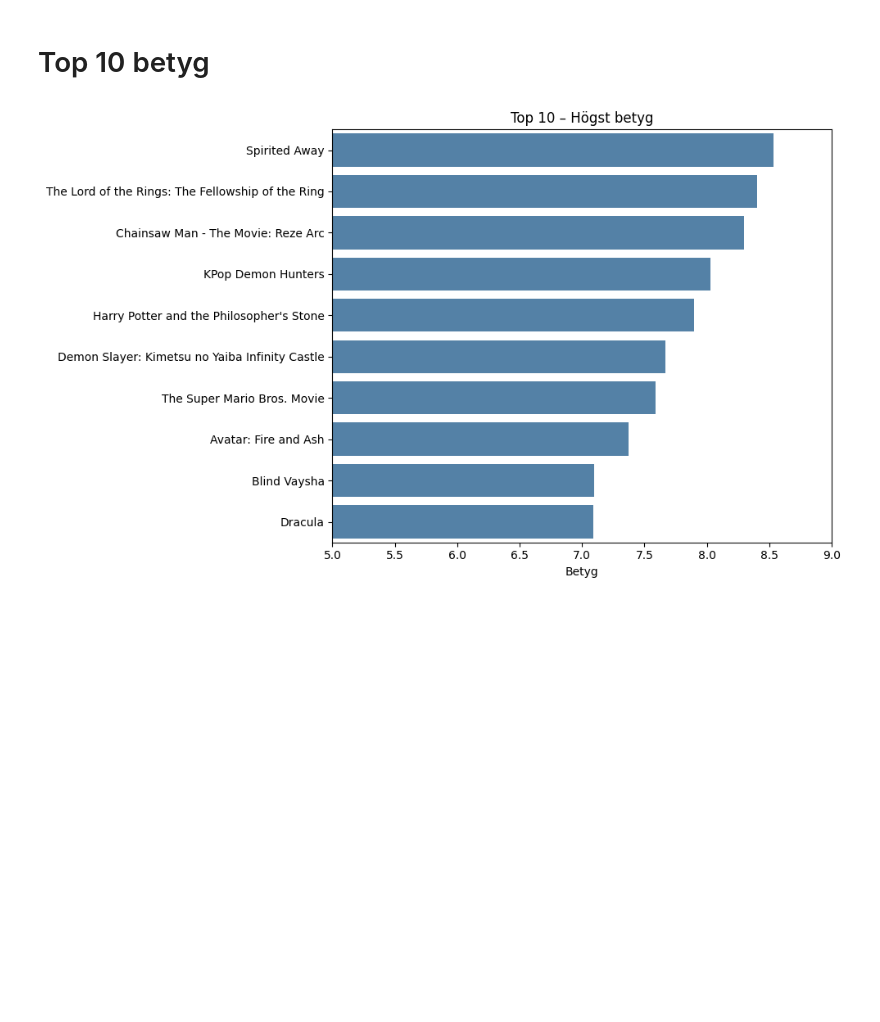
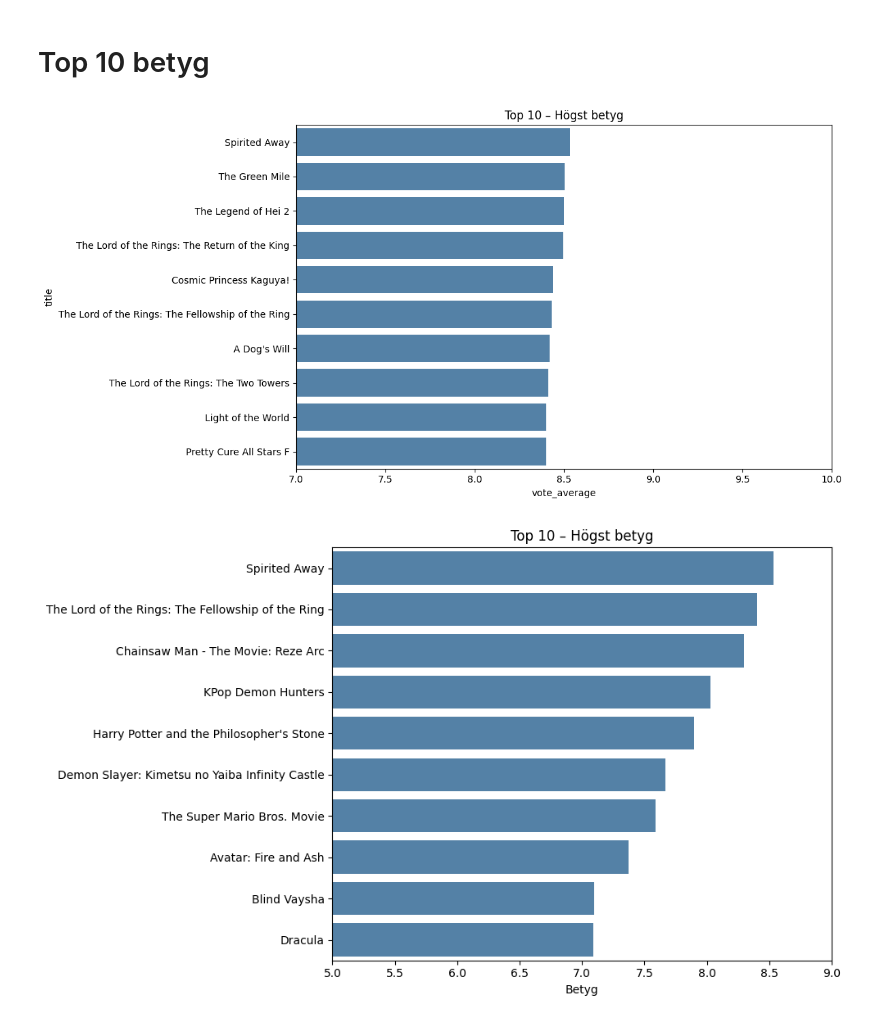
Before and after one commit to Abdulrahmanfahmi/tmdb-fantasy-pipeline, a Jupyter notebook: notebook/eda.ipynb, the cells around one changed output. Saved outputs shown, nothing was run; the diff lists cells and outputs as text; code cells hidden in the pictures; blank space fills up the shorter version.

```diff
--- a/notebook/eda.ipynb
+++ b/notebook/eda.ipynb
@@ -386,6 +399,16 @@ plt.show()
 [figure]
 # %% [markdown]
 # Top 10 betyg
+# %%
+plt.figure(figsize=(12, 6))
+top = df.nlargest(10, 'vote_average')[['title', 'vote_average']]
+sns.barplot(data=top, x='vote_average', y='title', color='steelblue')
+plt.title('Top 10 – Högst betyg')
+plt.xlim(7, 10)
+plt.tight_layout()
+plt.show()
+# %% [output]
+[figure, added]
 # %%
 plt.figure(figsize=(10, 6))
 top_rating = df.nlargest(10, 'vote_average')[['title', 'vote_average']]
```
Also changed, not shown: parts of 13 cells of this notebook, 11 other files.
